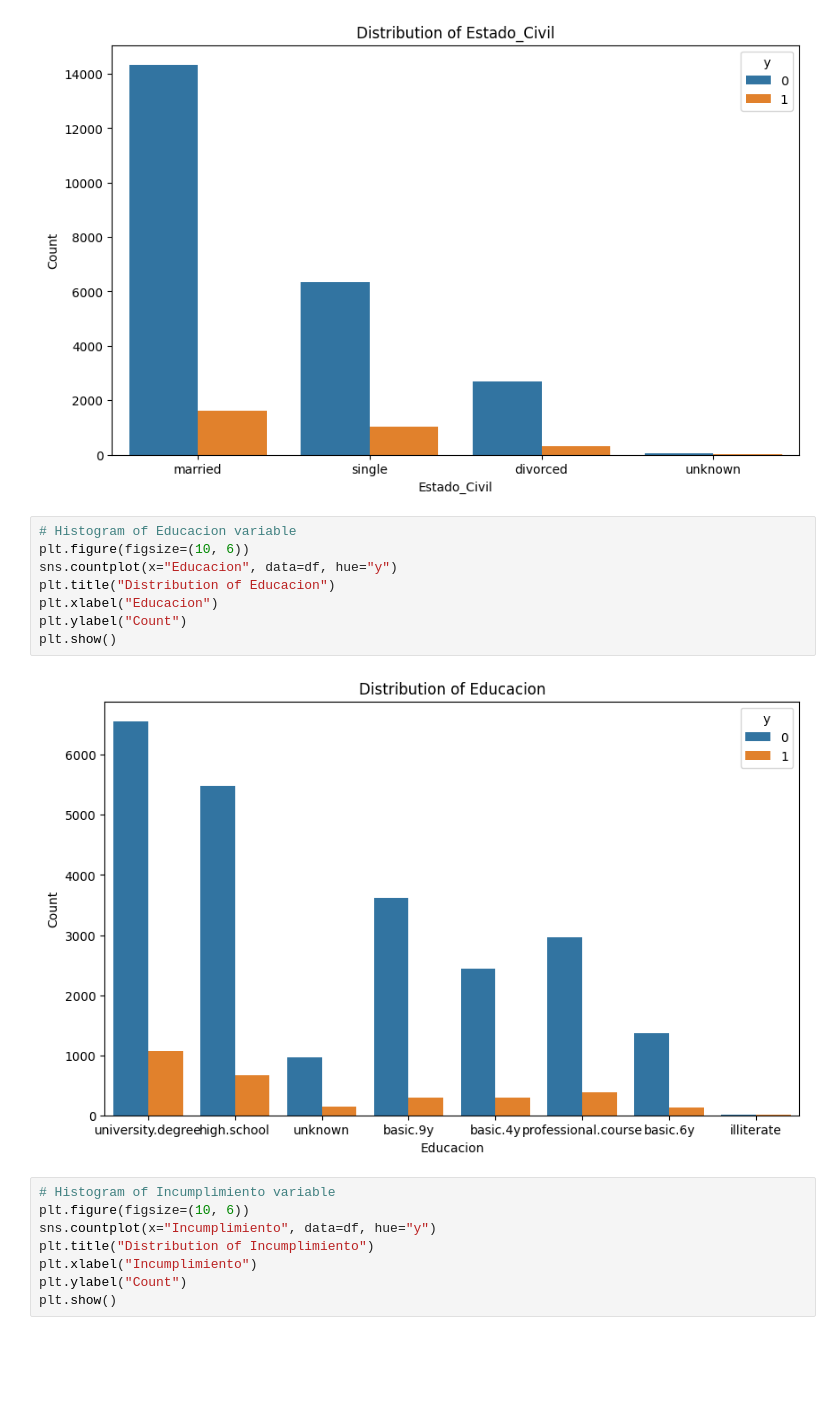
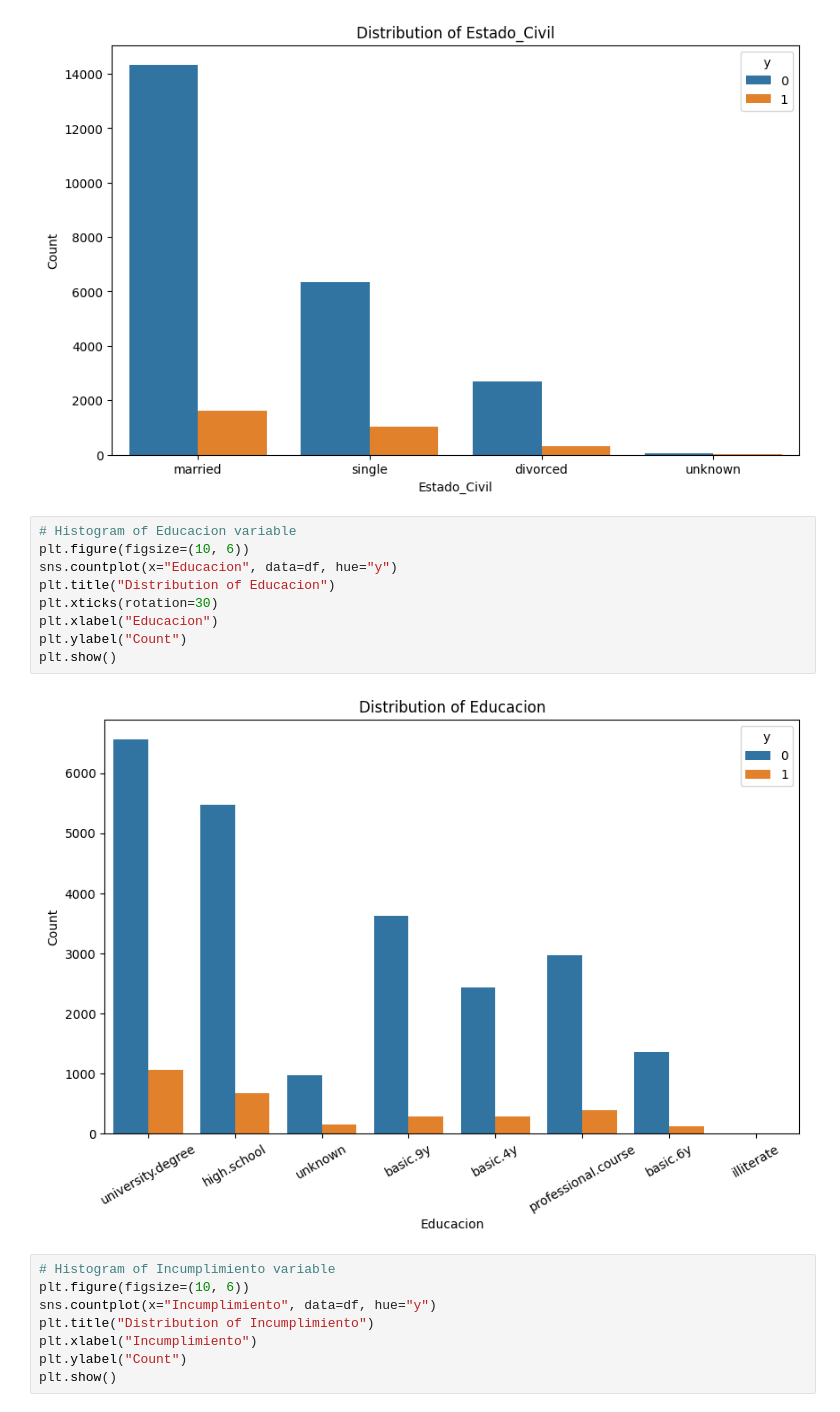
Before and after one commit to piperojas0618/Data_Office_Test, a Jupyter notebook: Enhanced_Test.ipynb, the cells around one changed output. Saved outputs shown, nothing was run; the diff lists cells and outputs as text; blank space fills up the shorter version.

```diff
--- a/Enhanced_Test.ipynb
+++ b/Enhanced_Test.ipynb
@@ -180,13 +186,14 @@ plt.show()
 # %%
 # Histogram of Educacion variable
 plt.figure(figsize=(10, 6))
 sns.countplot(x="Educacion", data=df, hue="y")
 plt.title("Distribution of Educacion")
+plt.xticks(rotation=30)
 plt.xlabel("Educacion")
 plt.ylabel("Count")
 plt.show()
 # %% [output]
-[figure, old version]
+[figure, new version]
 # %%
 # Histogram of Incumplimiento variable
 plt.figure(figsize=(10, 6))
```
Also changed, not shown: parts of 44 cells of this notebook, 5 other files.
